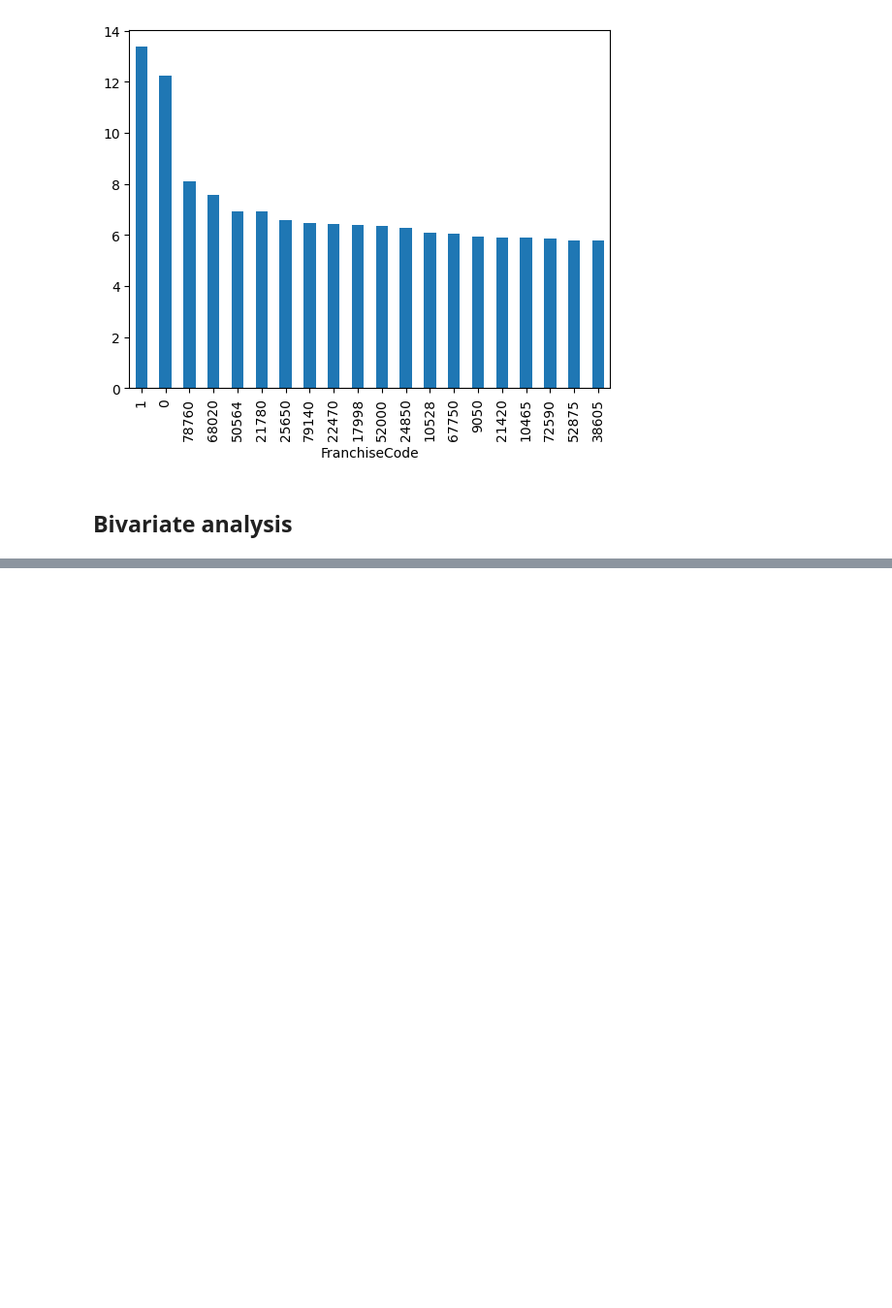
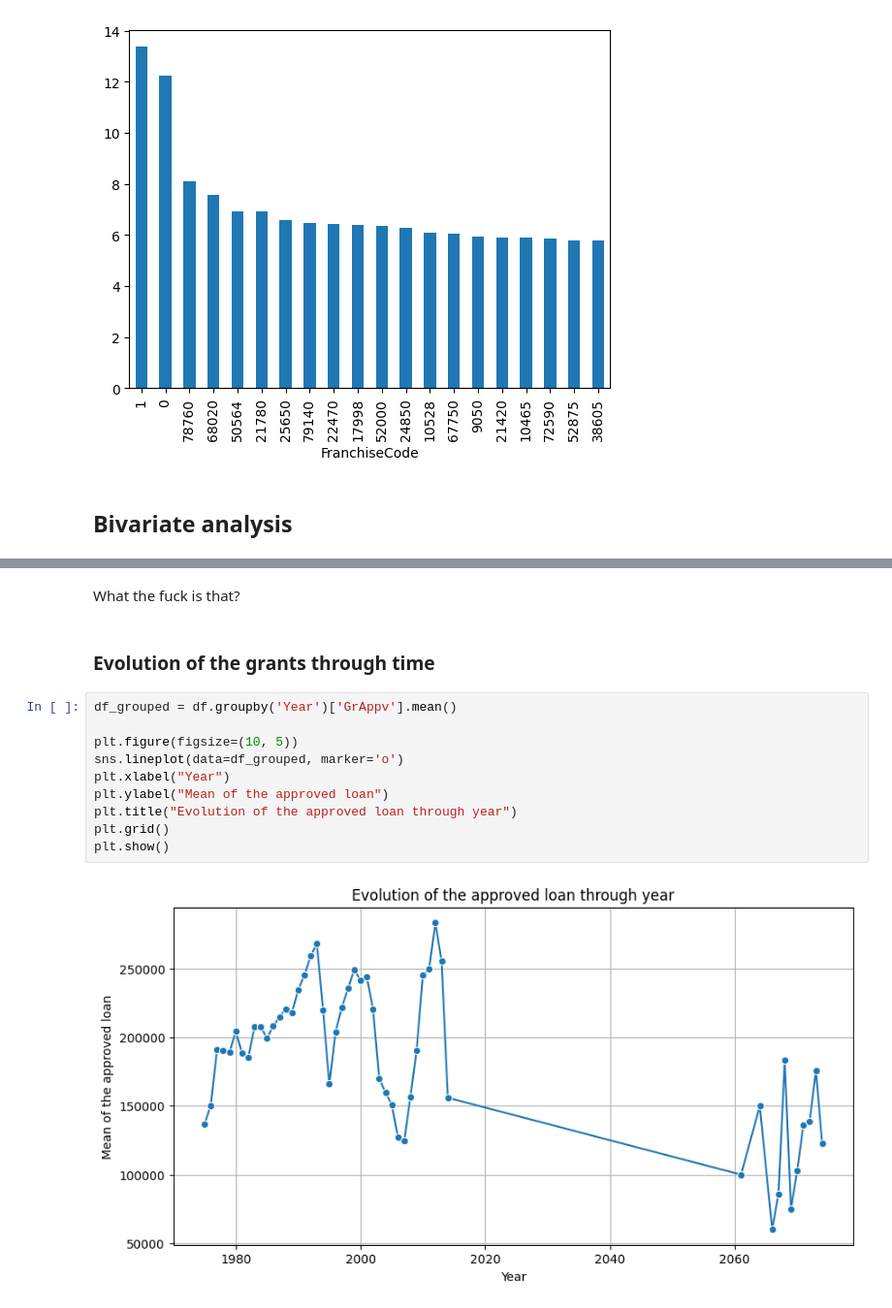
Before and after one commit to RaoufAddeche/Simplon_SBA-modelisation, a Jupyter notebook: visualization_datas.ipynb, the cells around one changed output, grey strips where cells are left out. Shown at 97% size. Drawn from its saved outputs; the diff is of its cells as text; blank space fills up the shorter version.

```diff
--- a/visualization_datas.ipynb
+++ b/visualization_datas.ipynb
@@ -181,0 +282,16 @@ test_log.nlargest(20).plot(kind='bar')
+# %% [markdown]
+What the fuck is that?
+# %% [markdown]
+### Evolution of the grants through time
+# %%
+df_grouped = df.groupby('Year')['GrAppv'].mean()
+
+plt.figure(figsize=(10, 5))
+sns.lineplot(data=df_grouped, marker='o')
+plt.xlabel("Year")
+plt.ylabel("Mean of the approved loan")
+plt.title("Evolution of the approved loan through year")
+plt.grid()
+plt.show()
+# %% [output]
+[figure, added]
```
Also changed, not shown: parts of 16 cells of this notebook, 1 other file.
